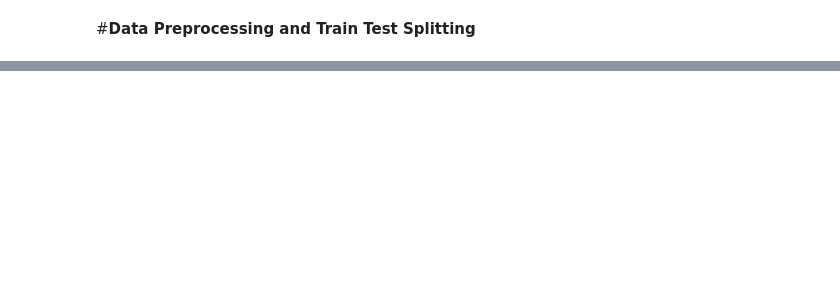
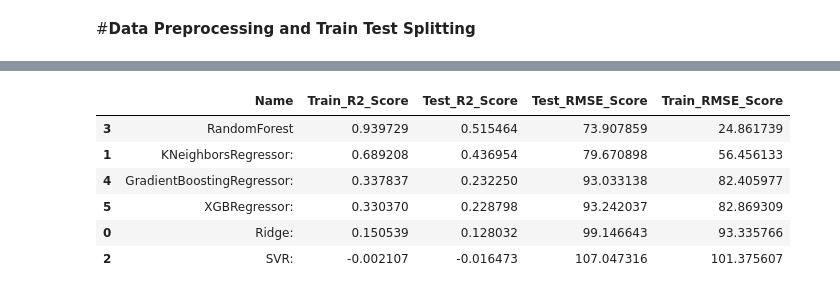
Before and after one commit to Navin321-alma/Appliances_energy_prediction_linear_regression, a Jupyter notebook: Self_Appliances_Energy_prediction.ipynb, the cells around one changed output, grey strips where cells are left out. Drawn from its saved outputs; the diff is of its cells as text; code cells hidden in the pictures; blank space fills up the shorter version.

```diff
--- a/Self_Appliances_Energy_prediction.ipynb
+++ b/Self_Appliances_Energy_prediction.ipynb
@@ -450,0 +630,6 @@ Adjusted R2 :  0.12506148727498856
+# %%
+from sklearn.model_selection import GridSearchCV
+lasso = Lasso()
+parameters = {'alpha': [1e-15,1e-13,1e-10,1e-8,1e-5,1e-4,1e-3,1e-2,1e-1,1,5,10,20,30,40,45,50,55,60,100,0.0014]}
+lasso_regressor = GridSearchCV(lasso, parameters, scoring='neg_mean_squared_error', cv=5)
+lasso_regressor.fit(X_train, Y_train)
@@ -450,0 +710,25 @@ Adjusted R2 :  0.12506148727498856
+# %%
+models = [
+           ['Ridge: ', Ridge()],
+           ['KNeighborsRegressor: ',  neighbors.KNeighborsRegressor()],
+           ['SVR:' , SVR(kernel='rbf')],
+           ['RandomForest ',RandomForestRegressor()],
+           ['GradientBoostingRegressor: ', GradientBoostingRegressor()] ,
+           ['XGBRegressor: ', xgb.XGBRegressor()]
+
+         ]
+# %%
+from math import sqrt
+from sklearn.metrics import mean_squared_error
+
+model_data = []
+for name,fit_model in models :
+    fit_model_data = {}
+    fit_model.random_state = 78
+    fit_model_data["Name"] = name
+    fit_model.fit(X_train,Y_train)
+    fit_model_data["Train_R2_Score"] = r2_score(Y_train,fit_model.predict(X_train))
+    fit_model_data["Test_R2_Score"] = r2_score(Y_test,fit_model.predict(X_test))
+    fit_model_data["Test_RMSE_Score"] = sqrt(mean_squared_error(Y_test,fit_model.predict(X_test)))
+    fit_model_data["Train_RMSE_Score"] = sqrt(mean_squared_error(Y_train,fit_model.predict(X_train)))
+    model_data.append(fit_model_data)
@@ -450,0 +757,13 @@ Adjusted R2 :  0.12506148727498856
+# %%
+df = pd.DataFrame(model_data)
+# %%
+ab = df.sort_values(by = 'Train_R2_Score',ascending= False)
+ab
+# %% [output]
+|  | Name | Train_R2_Score | Test_R2_Score | Test_RMSE_Score | Train_RMSE_Score |
+| 3 | RandomForest | 0.939729 | 0.515464 | 73.907859 | 24.861739 |
+| 1 | KNeighborsRegressor: | 0.689208 | 0.436954 | 79.670898 | 56.456133 |
+| 4 | GradientBoostingRegressor: | 0.337837 | 0.232250 | 93.033138 | 82.405977 |
+| 5 | XGBRegressor: | 0.330370 | 0.228798 | 93.242037 | 82.869309 |
+| 0 | Ridge: | 0.150539 | 0.128032 | 99.146643 | 93.335766 |
+| 2 | SVR: | -0.002107 | -0.016473 | 107.047316 | 101.375607 |
```
Also changed, not shown: parts of 64 cells of this notebook.
